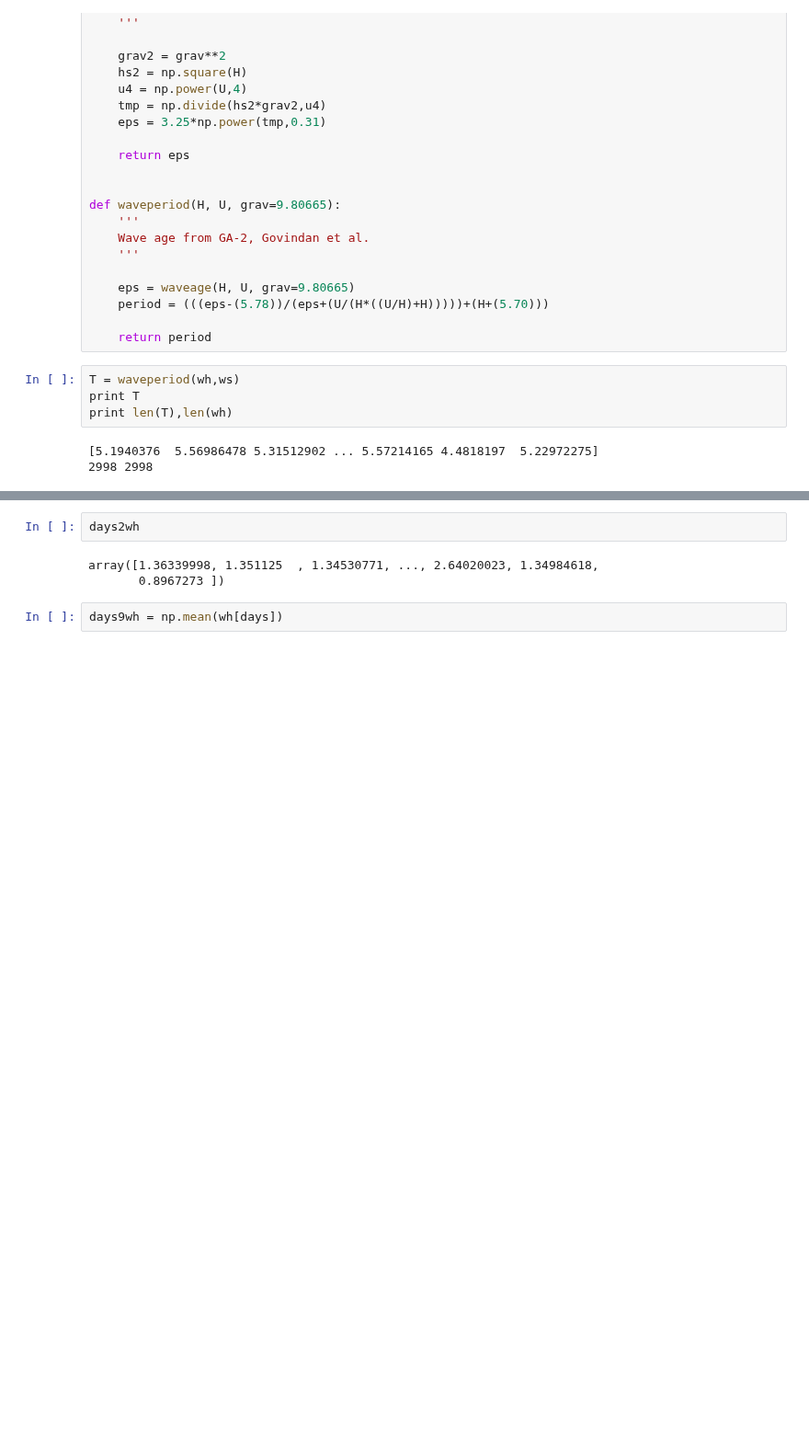
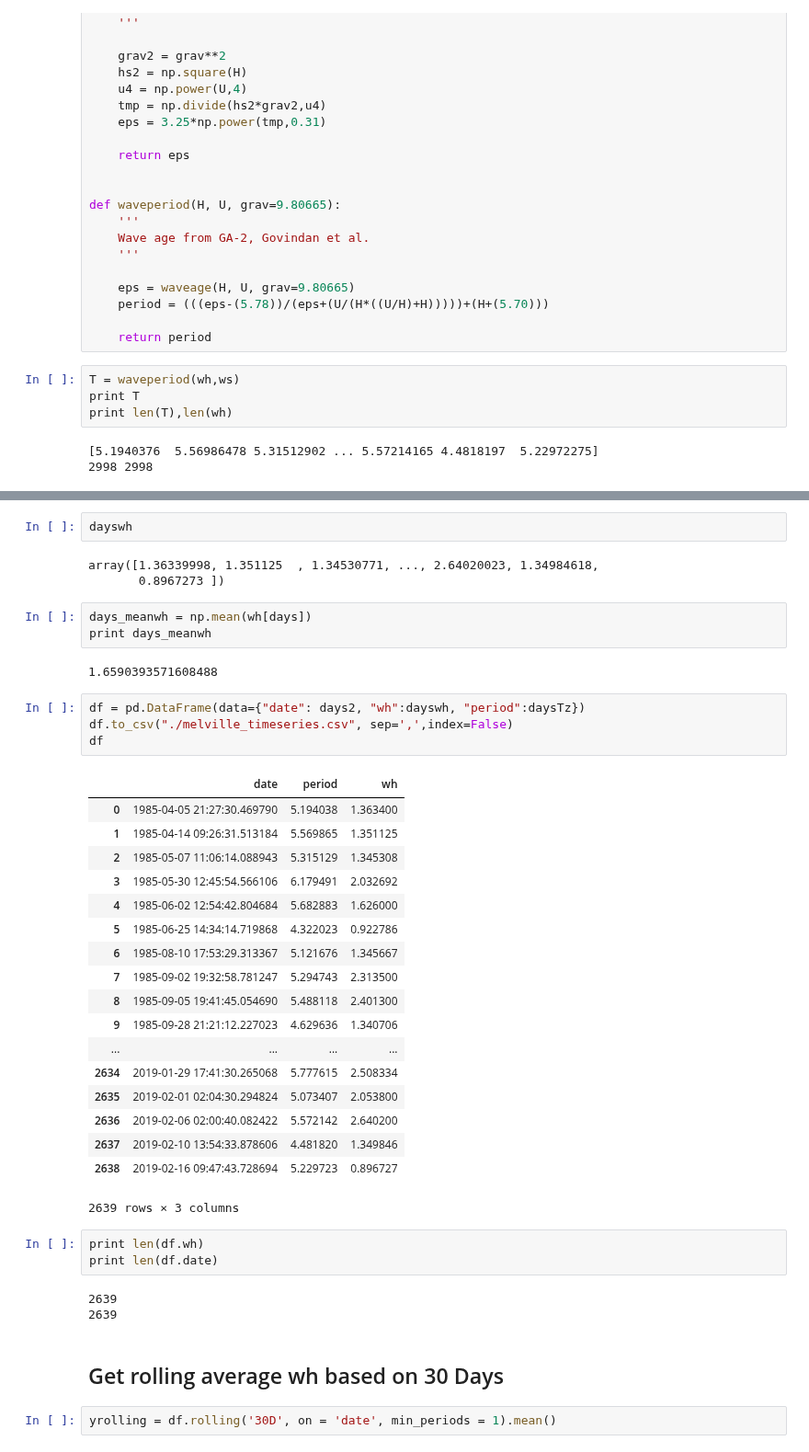
Before and after one commit to CourtneySmith32/Honours-Coursework, a Jupyter notebook: Melville_timeseries.ipynb, the cells around one changed output, grey strips where cells are left out. Shown at 92% size. Saved outputs shown, nothing was run; the diff lists cells and outputs as text; blank space fills up the shorter version.

```diff
--- a/Melville_timeseries.ipynb
+++ b/Melville_timeseries.ipynb
@@ -163,10 +165,46 @@ print len(days2T)
 # %% [output]
 2639
 2639
-# %%
-days2wh
-# %% [output]
-array([1.36339998, 1.351125  , 1.34530771, ..., 2.64020023, 1.34984618,
-       0.8967273 ])
+# %%
+dayswh
+# %% [output]
+array([1.36339998, 1.351125  , 1.34530771, ..., 2.64020023, 1.34984618,
+       0.8967273 ])
 # %%
-days9wh = np.mean(wh[days])
+days_meanwh = np.mean(wh[days])
+print days_meanwh
+# %% [output]
+1.6590393571608488
+# %%
+df = pd.DataFrame(data={"date": days2, "wh":dayswh, "period":daysTz})
+df.to_csv("./melville_timeseries.csv", sep=',',index=False)
+df
+# %% [output]
+|  | date | period | wh |
+| 0 | 1985-04-05 21:27:30.469790 | 5.194038 | 1.363400 |
+| 1 | 1985-04-14 09:26:31.513184 | 5.569865 | 1.351125 |
+| 2 | 1985-05-07 11:06:14.088943 | 5.315129 | 1.345308 |
+| 3 | 1985-05-30 12:45:54.566106 | 6.179491 | 2.032692 |
+| 4 | 1985-06-02 12:54:42.804684 | 5.682883 | 1.626000 |
+| 5 | 1985-06-25 14:34:14.719868 | 4.322023 | 0.922786 |
+| 6 | 1985-08-10 17:53:29.313367 | 5.121676 | 1.345667 |
+| 7 | 1985-09-02 19:32:58.781247 | 5.294743 | 2.313500 |
+| 8 | 1985-09-05 19:41:45.054690 | 5.488118 | 2.401300 |
+| 9 | 1985-09-28 21:21:12.227023 | 4.629636 | 1.340706 |
+| ... | ... | ... | ... |
+| 2634 | 2019-01-29 17:41:30.265068 | 5.777615 | 2.508334 |
+| 2635 | 2019-02-01 02:04:30.294824 | 5.073407 | 2.053800 |
+| 2636 | 2019-02-06 02:00:40.082422 | 5.572142 | 2.640200 |
+| 2637 | 2019-02-10 13:54:33.878606 | 4.481820 | 1.349846 |
+| 2638 | 2019-02-16 09:47:43.728694 | 5.229723 | 0.896727 |
+2639 rows × 3 columns
+# %%
+print len(df.wh)
+print len(df.date)
+# %% [output]
+2639
+2639
+# %% [markdown]
+## Get rolling average wh based on 30 Days
+# %%
+yrolling = df.rolling('30D', on = 'date', min_periods = 1).mean()
```
Also changed, not shown: parts of 10 cells of this notebook, 11 other files.
